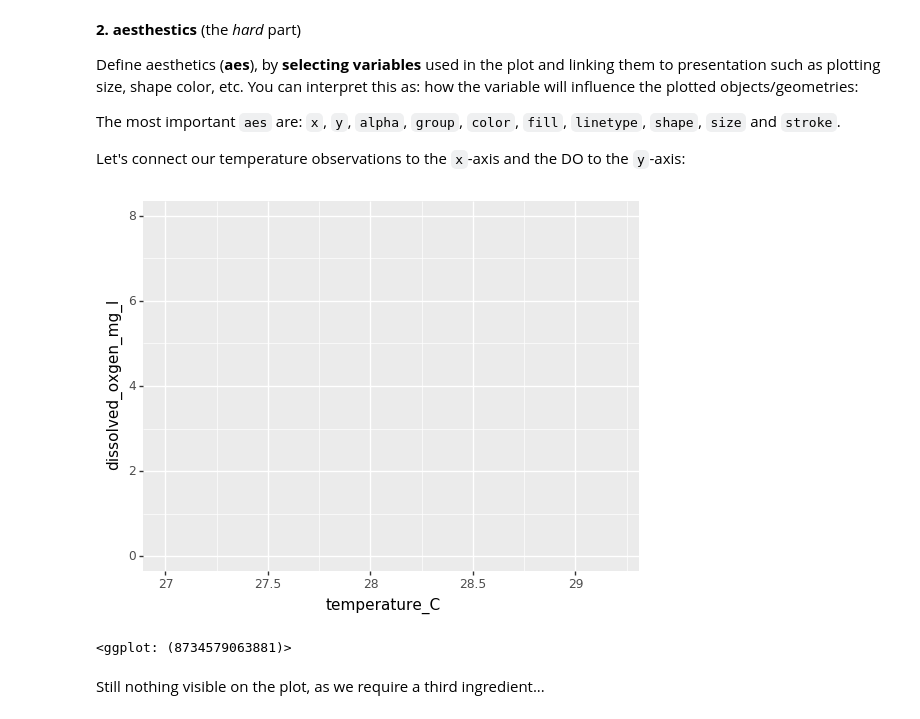
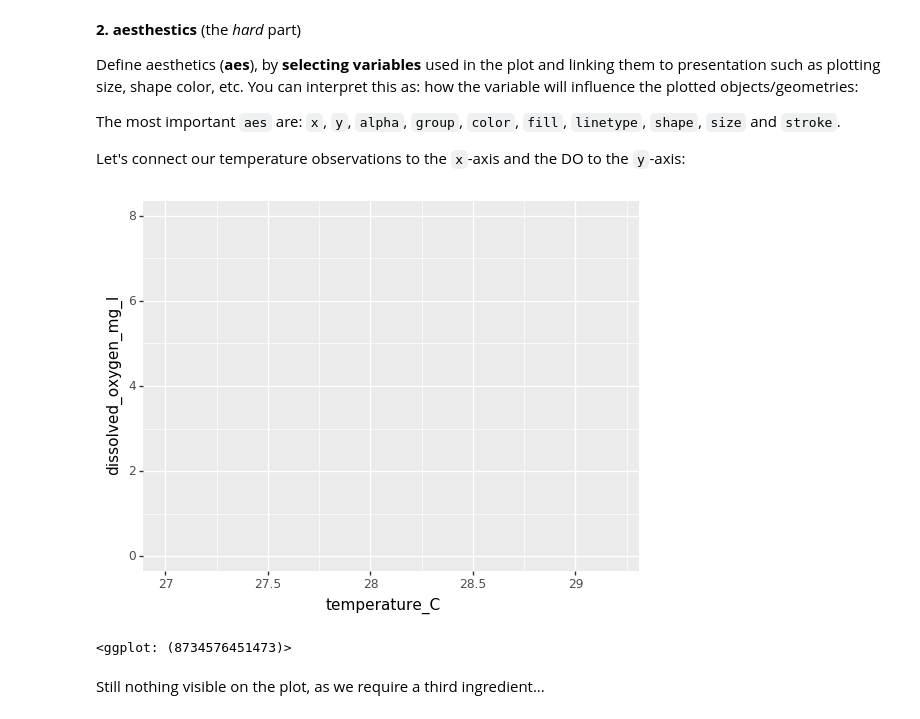
Before and after one commit to stijnvanhoey/workshop_ywp20, a Jupyter notebook: src/visualisations.ipynb, the cells around one changed output. Cells and saved outputs as stored; diff of their text form; code cells hidden in the pictures.

Commit message:
Finish grammar of graphics notebook

```diff
--- a/src/visualisations.ipynb
+++ b/src/visualisations.ipynb
@@ -81,11 +99,11 @@ Let's connect our temperature observations to the `x`-axis and the DO to the `y`
 # %%
 (p9.ggplot(water_quality,
            p9.aes(x="temperature_C",               # We use the column names of our tidy data set inside "quotes"
-                  y="dissolved_oxgen_mg_l"))
+                  y="dissolved_oxygen_mg_l"))
 )
 # %% [output]
-[figure, old version]
+[figure, new version]
-<ggplot: (8734579063881)>
+<ggplot: (8734576451473)>
 # %% [markdown]
 Still nothing visible on the plot, as we require a third ingredient...
 # %% [markdown]
```
Also changed, not shown: parts of 63 cells of this notebook, 13 other files.
